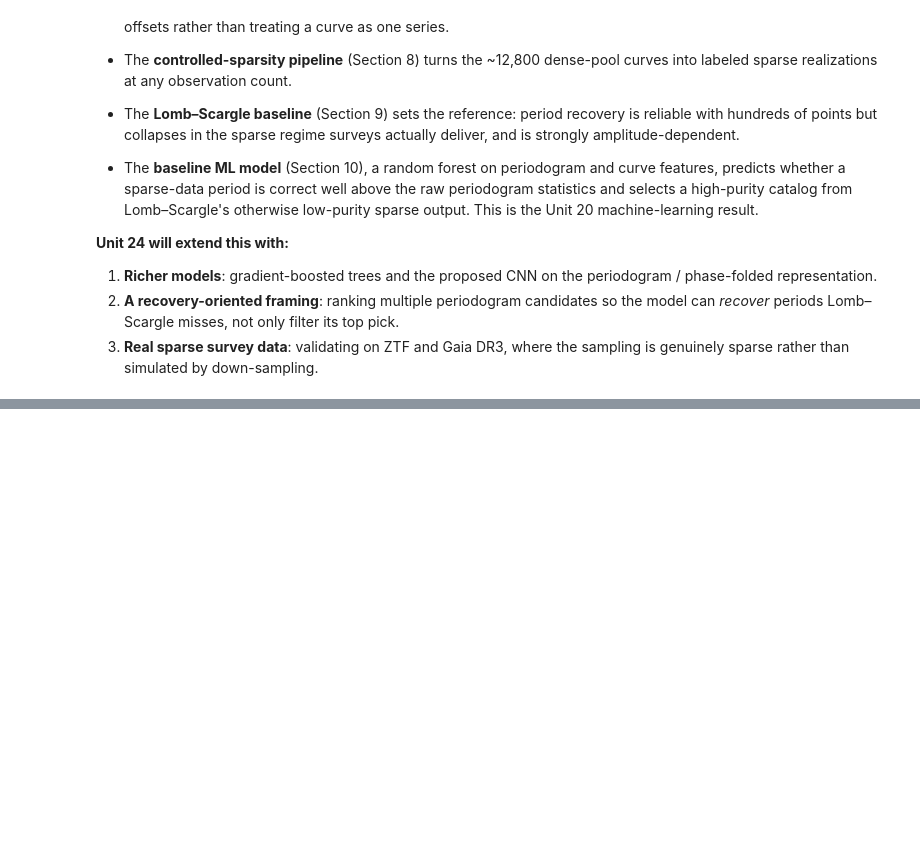
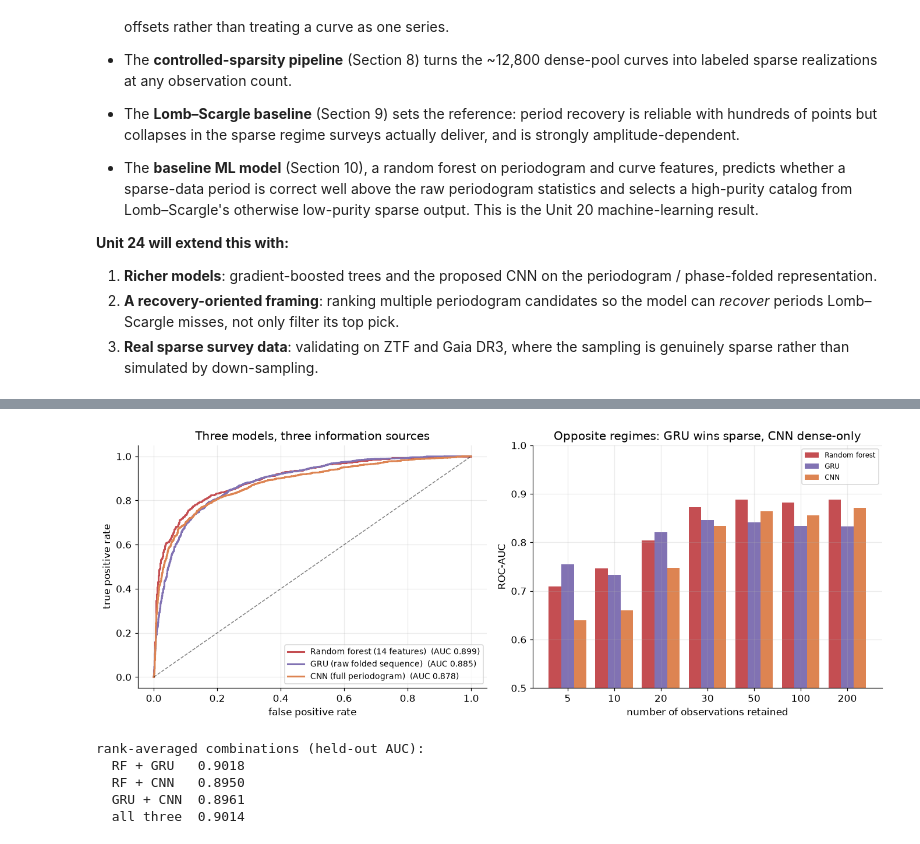
Before and after one commit to cnolan3/asteroid_lightcurve_analysis, a Jupyter notebook: asteroid_rotation_technical.ipynb, the cells around one changed output, grey strips where cells are left out. Cells and saved outputs as stored; diff of their text form; code cells hidden in the pictures; blank space fills up the shorter version.

```diff
--- a/asteroid_rotation_technical.ipynb
+++ b/asteroid_rotation_technical.ipynb
@@ -1258,0 +1433,10 @@ than only filtering them, and validation on real sparse survey data.
+# %%
+from cnn import (PGRAM_PATH, build_periodogram_dataset, encode_rows_cnn,
+                 load_periodograms, make_cnn, save_periodograms)
+
+# Compute (once) the fixed-grid periodogram of every cached sparse curve.
+if not Path(PGRAM_PATH).exists():
+    save_periodograms(build_periodogram_dataset(seqs))   # ~2 min
+pgrams = load_periodograms()
+print(f"periodogram matrix: {pgrams.shape} "
+      f"({pgrams.nbytes / 1e6:.0f} MB as float16)")
@@ -1258,0 +1474,53 @@ than only filtering them, and validation on real sparse survey data.
+# %%
+from scipy.stats import rankdata
+
+THREE = [("Random forest (14 features)", p_rf, RED),
+         ("GRU (raw folded sequence)", p_rnn, PURPLE),
+         ("CNN (full periodogram)", p_cnn, ORANGE)]
+
+fig, axes = plt.subplots(1, 2, figsize=(12.5, 4.8))
+for name, p, c in THREE:
+    fpr, tpr, _ = roc_curve(yte, p)
+    axes[0].plot(fpr, tpr, color=c, lw=2,
+                 label=f"{name}  (AUC {roc_auc_score(yte, p):.3f})")
+axes[0].plot([0, 1], [0, 1], "k--", lw=1, alpha=0.5)
+axes[0].set_xlabel("false positive rate")
+axes[0].set_ylabel("true positive rate")
+axes[0].set_title("Three models, three information sources")
+axes[0].legend(loc="lower right", fontsize=9)
+
+lev_te = feat["level"].values[test]
+sparsity_levels = [5, 10, 20, 30, 50, 100, 200]
+xpos = np.arange(len(sparsity_levels))
+for off, (name, p, c) in zip([-0.27, 0.0, 0.27], THREE):
+    vals = [roc_auc_score(yte[lev_te == L], p[lev_te == L])
+            for L in sparsity_levels]
+    axes[1].bar(xpos + off, vals, width=0.27, color=c,
+                label=name.split(" (")[0])
+axes[1].set_xticks(xpos)
+axes[1].set_xticklabels(sparsity_levels)
+axes[1].set_xlabel("number of observations retained")
+axes[1].set_ylabel("ROC-AUC")
+axes[1].set_ylim(0.5, 1.0)
+axes[1].set_title("Opposite regimes: GRU wins sparse, CNN dense-only")
+axes[1].legend(fontsize=8)
+fig.tight_layout()
+fig.savefig(FIGDIR / "cnn_comparison.png", bbox_inches="tight")
+plt.show()
+
+# Do the models know different things? Rank-average their scores pairwise.
+ranks = {n.split(" (")[0]: rankdata(p) for n, p, _ in THREE}
+print("rank-averaged combinations (held-out AUC):")
+combos = {"RF + GRU": ranks["Random forest"] + ranks["GRU"],
+          "RF + CNN": ranks["Random forest"] + ranks["CNN"],
+          "GRU + CNN": ranks["GRU"] + ranks["CNN"],
+          "all three": sum(ranks.values())}
+for name, s in combos.items():
+    print(f"  {name:<10} {roc_auc_score(yte, s):.4f}")
+# %% [output]
+[figure, added]
+rank-averaged combinations (held-out AUC):
+  RF + GRU   0.9018
+  RF + CNN   0.8950
+  GRU + CNN  0.8961
+  all three  0.9014
```
Also changed, not shown: parts of 9 cells of this notebook, 7 other files.
